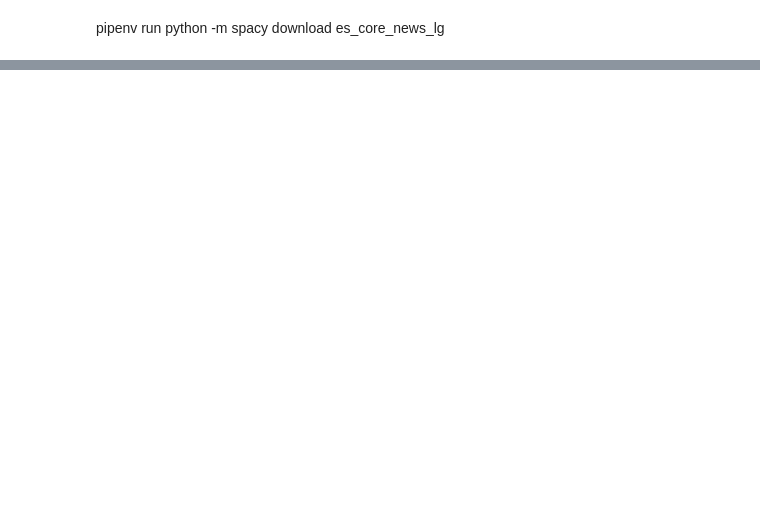
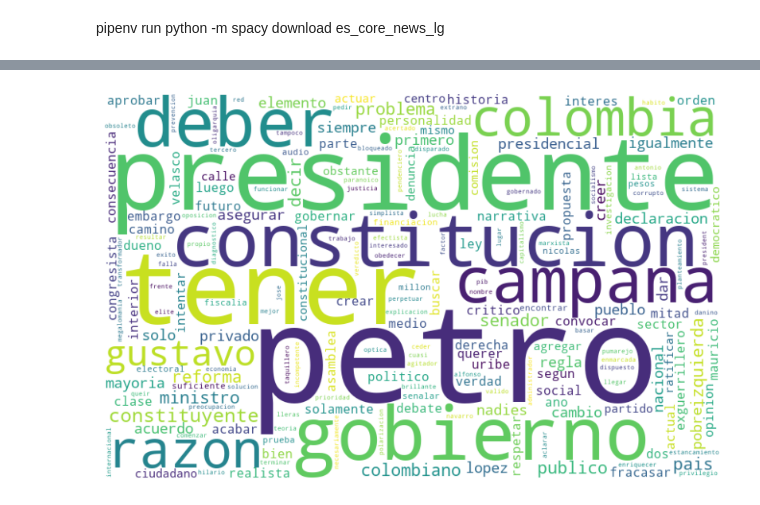
Before and after one commit to alejomaar/Network-Science-for-Data-Analytics, a Jupyter notebook: term_project/term_project.ipynb, the cells around one changed output, grey strips where cells are left out. Cells and saved outputs as stored; diff of their text form; code cells hidden in the pictures; blank space fills up the shorter version.

```diff
--- a/term_project/term_project.ipynb
+++ b/term_project/term_project.ipynb
@@ -227,20 +228,3 @@ co_ocurrences_df.loc[top_matches.index,top_matches.index]
 | razon | 1 | 2 | 0 | 0 | 0 | 0 | 0 | 0 | 0 | ... |
 # %% [markdown]
 pipenv run python -m spacy download es_core_news_lg
-# %%
-import spacy
-
-# Load the medium-sized Spanish model
-nlp = spacy.load('es_core_news_lg')
-
-def lemmatize(text):
-    # Process the text
-    doc = nlp(text)
-    # Extract the lemma for each token in the text
-    lemmas = [token.lemma_ for token in doc]
-    return lemmas
-
-# Example usage
-text = "Las universidades están organizando varios eventos."
-lemmas = lemmatize(text)
-print(lemmas)
@@ -248,0 +256,35 @@ print(lemmas)
+# %%
+import matplotlib.pyplot as plt
+from wordcloud import WordCloud
+from collections import Counter
+import re
+
+# Example raw text
+raw_text = ' '.join(documents)
+
+# Function to preprocess and compute word frequencies
+def calculate_frequencies(text):
+    # Remove punctuation and numbers
+    text = re.sub(r'[^\w\s]', '', text)
+    text = re.sub(r'\d+', '', text)
+    # Convert text to lowercase
+    text = text.lower()
+    # Tokenize the text into words
+    words = text.split()
+    # Calculate frequencies
+    frequencies = Counter(words)
+    return frequencies
+
+# Calculate frequencies
+word_frequencies = calculate_frequencies(raw_text)
+
+# Generate word cloud
+wc = WordCloud(width=800, height=500, background_color='white').generate_from_frequencies(word_frequencies)
+
+# Display the word cloud
+plt.figure(figsize=(10, 7))  # Size of the plot
+plt.imshow(wc, interpolation='bilinear')
+plt.axis('off')  # Hide the axes
+plt.show()
+# %% [output]
+[figure, added]
```
Also changed, not shown: parts of 6 cells of this notebook, 3 other files.
